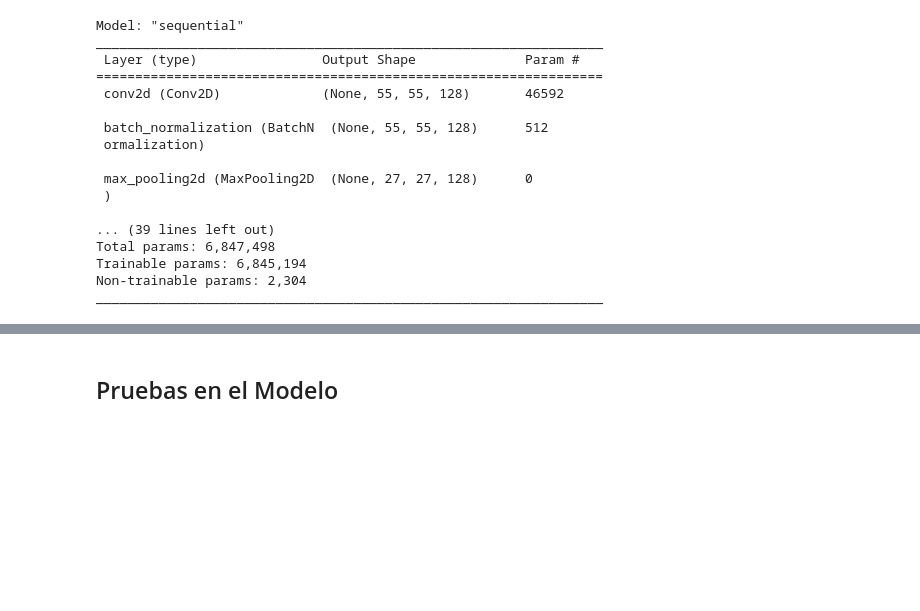
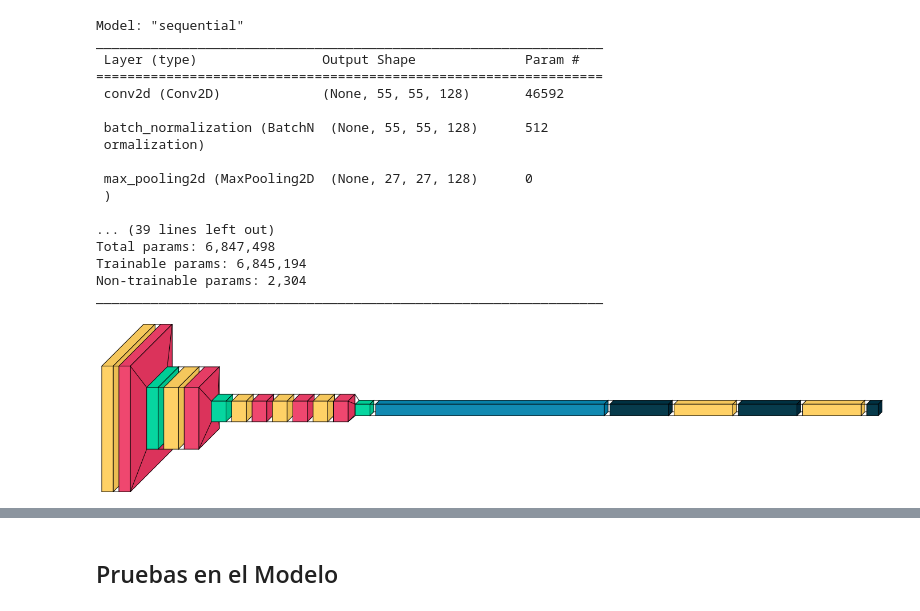
Before and after one commit to majito02/ModelamientoIdentificaci-nUsuario, a Jupyter notebook: [NRC_6278]Borja_Parraga_Lab1U3PrepoImag.ipynb, the cells around one changed output, grey strips where cells are left out. Cells and saved outputs as stored; diff of their text form; code cells hidden in the pictures; blank space fills up the shorter version.

```diff
--- a/[NRC_6278]Borja_Parraga_Lab1U3PrepoImag.ipynb
+++ b/[NRC_6278]Borja_Parraga_Lab1U3PrepoImag.ipynb
@@ -515,6 +533,10 @@ Total params: 6,847,498
 Trainable params: 6,845,194
 Non-trainable params: 2,304
 _________________________________________________________________
+# %%
+visualkeras.layered_view(model)
+# %% [output]
+[figure, added]
 # %%
 #Proceso de entrenamiento de la red
 history = model.fit(train_ds, train_labels, epochs=50, validation_split=0.2, batch_size=32)
```
Also changed, not shown: parts of 5 cells of this notebook.
